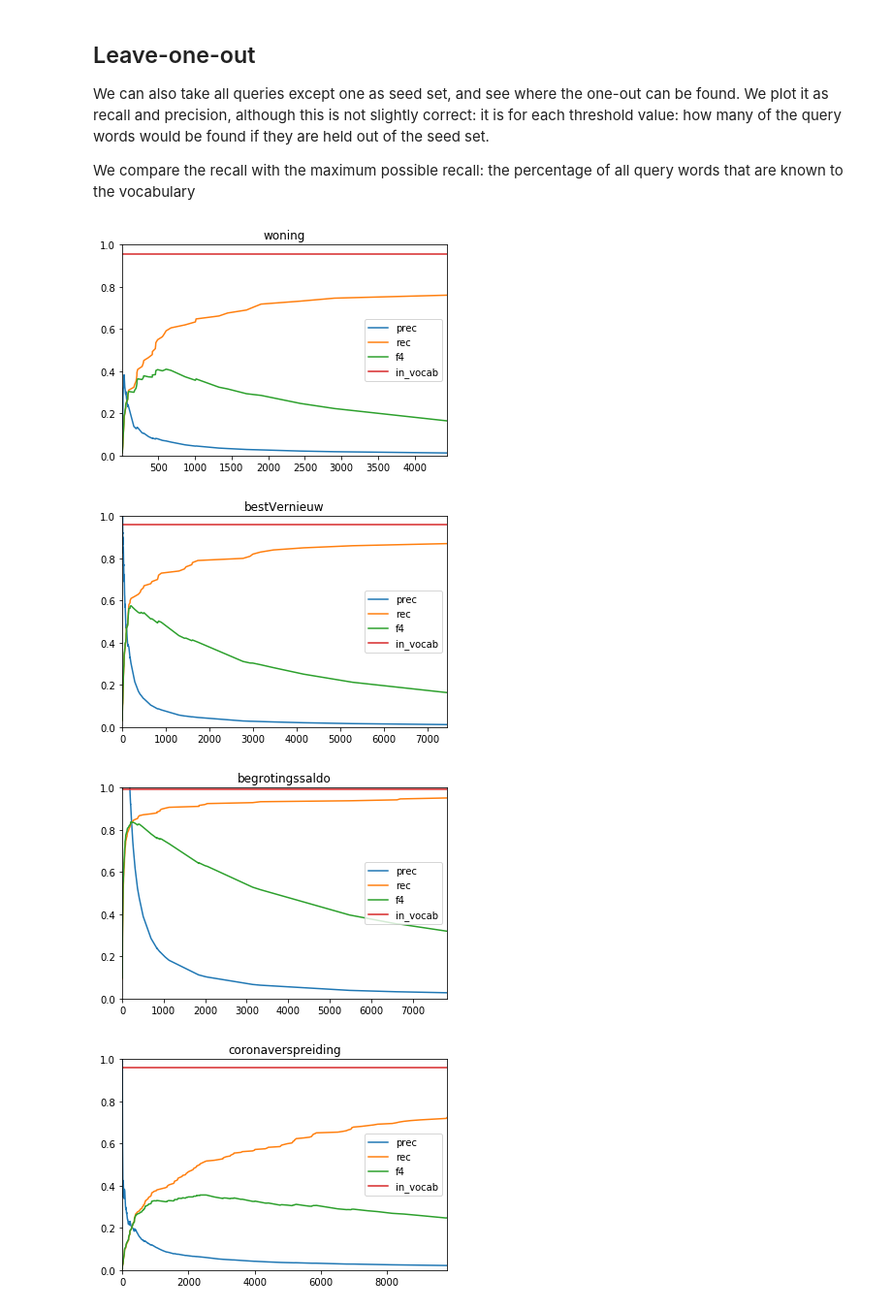
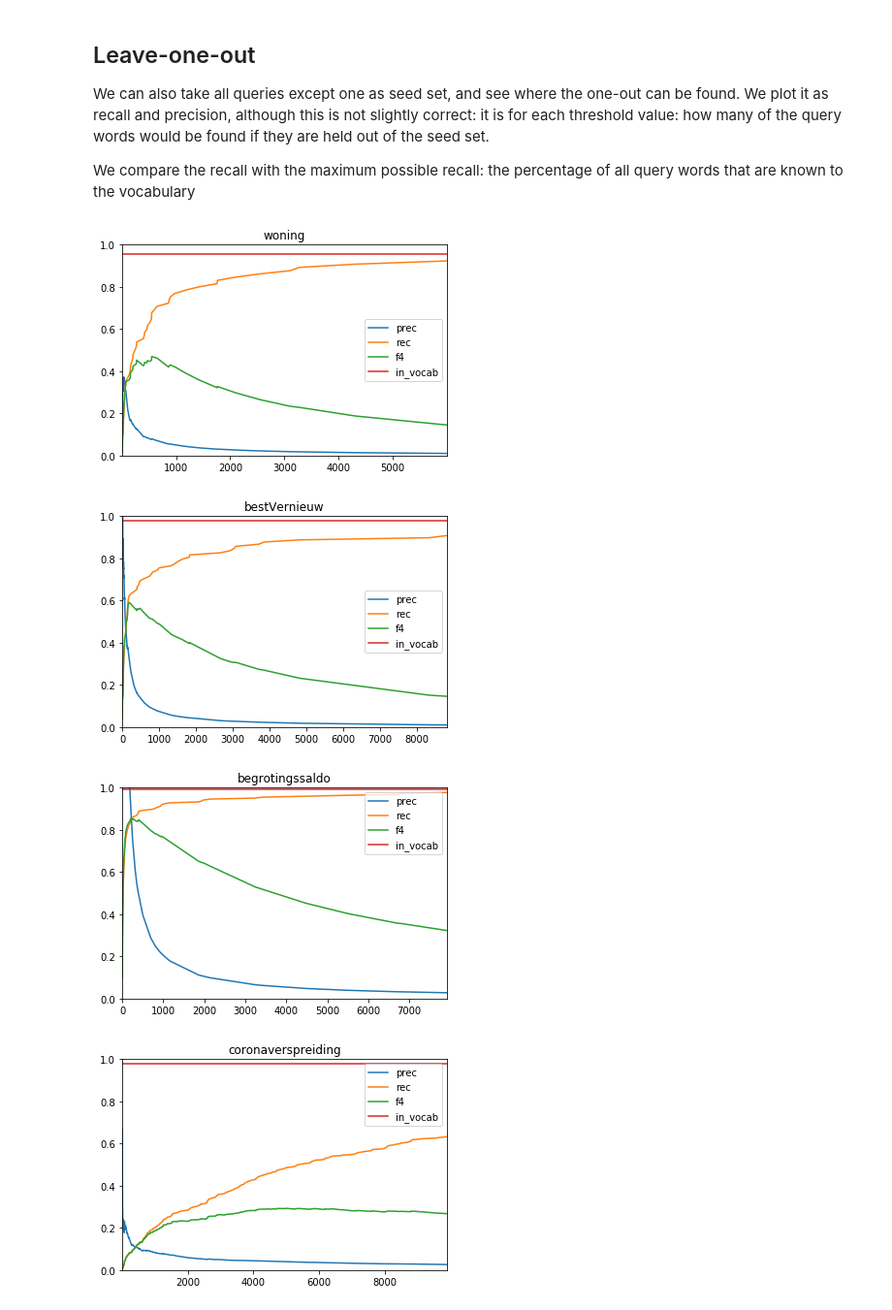
Before and after one commit to Filter-Bubble/stance_finder, a Jupyter notebook: notebooks/Query_set_expansion_CV_subset.ipynb, the cells around one changed output. Shown at 97% size. Saved outputs shown, nothing was run; the diff lists cells and outputs as text; code cells hidden in the pictures.

Commit message:
preprocessing of query words

```diff
--- a/notebooks/Query_set_expansion_CV_subset.ipynb
+++ b/notebooks/Query_set_expansion_CV_subset.ipynb
@@ -77,11 +83,13 @@ split_ratio = 0.5 # What fraction of the query terms do we take as seed
 for issue in issue_list:
     df_list = []
     df_issues_sub = df_issues[(df_issues.issue == issue)].copy()
-    df_issues_sub['query'] = df_issues_sub['query'].str.replace('*', '')
-    queries = df_issues_sub['query'].unique()
+    queries = df_issues_sub['query_preprocessed'].unique()
+
     for i in range(cv_iterations):
         # Split randomly in half: one pat for seeds, one part for testing
         seed_words, test_words = split_query_words(queries, split_ratio=split_ratio)
+        # split multi-word queries and take all seperate words as seed words
+        seed_words = list(itertools.chain.from_iterable([q.split() for q in seed_words]))
         nearest_neighbors = model.wv.most_similar(seed_words, topn=5000)#len(test_words)*10)
         prec_rec_df = get_prec_recs(nearest_neighbors, test_words)
         prec_rec_df = prec_rec_df.reset_index()
@@ -123,26 +131,27 @@ def plot_prec_rec(ranks):
 # %%
 for issue in issue_list:
     df_issues_sub = df_issues[(df_issues.issue == issue)]
-    queries = [row['query'].replace('*', '') for _, row in df_issues_sub.iterrows()]
+    queries = list(df_issues_sub['query_preprocessed'].unique())
 
     ranks = []
     for i in range(len(queries)):
         seed_set = queries[:i]+queries[i+1:]
+        seed_set = list(itertools.chain.from_iterable([q.split() for q in seed_set]))
         test_word = queries[i]
         nearest_neighbors = np.array([w for w,_ in model.wv.most_similar(seed_set, topn=10000)])
         rank = np.where(nearest_neighbors==test_word)[0]
         if len(rank) == 0:
             ranks.append(-1)
         else:
             ranks.append(rank[0])
     df = plot_prec_rec(ranks)
     df['in_vocab'] = df_issues_sub.vocab.mean()
     plot = df.plot()
     plot.set_title(issue)
     plt.ylim(0,1)
     plt.show()
 # %% [output]
-[figure, old version]
+[figure, new version]
-[figure, old version]
+[figure, new version]
-[figure, old version]
+[figure, new version]
-[figure, old version]
+[figure, new version]
```
Also changed, not shown: parts of 2 cells of this notebook, 2 other files.
